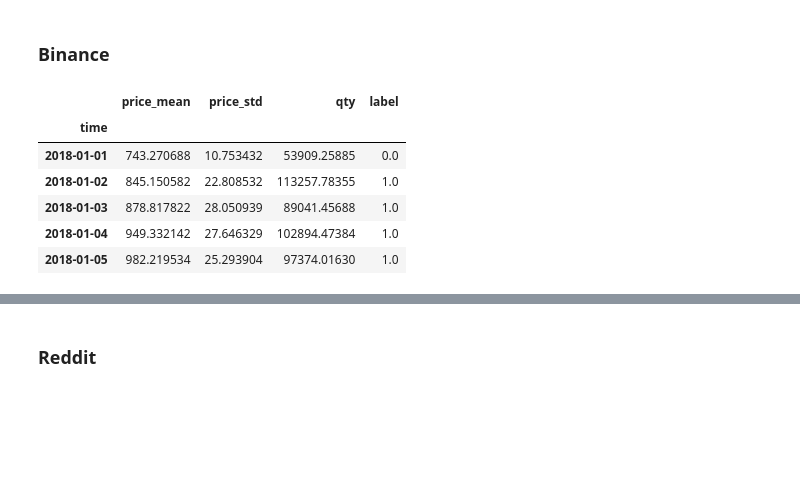
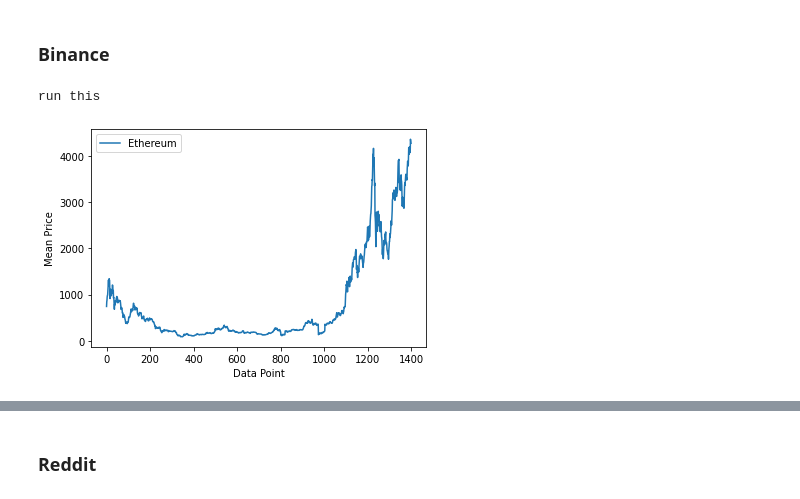
Before and after one commit to Asraelite/ml-group35, a Jupyter notebook: notebook/knn_notebook.ipynb, the cells around one changed output, grey strips where cells are left out. Saved outputs shown, nothing was run; the diff lists cells and outputs as text; code cells hidden in the pictures; blank space fills up the shorter version.

Commit message:
updated svm notebook and knn notebook fix incorrect training dataset, plotting, retrieving evaluation matrics

```diff
--- a/notebook/knn_notebook.ipynb
+++ b/notebook/knn_notebook.ipynb
@@ -48,24 +64,47 @@ def concatenate_content_values(content_list):
 # %% [markdown]
 ### Binance
 # %%
-# load binance data
-df_binance = pd.read_csv(  os.path.join(BINANCE_DIR, BINANCE_FILE), lineterminator='\n' )
+if BINANCE_FILE is None:
+    # load binance data
+    df_binance_list = []
+    for filename in sorted(os.listdir(BINANCE_DIR)):
+        if filename.endswith(BINANCE_EXTENSION):
+            df_binance_list.append(pd.read_csv( os.path.join(BINANCE_DIR,filename)))
+    df_binance = pd.concat(df_binance_list,ignore_index=True)
 
-# convert time to date obj
-df_binance['time'] = pd.to_datetime(df_binance['time'])
+    # convert time to date obj
+    df_binance['time'] = pd.to_datetime(df_binance['time'])
 
-# change index to time
-df_binance = df_binance.set_index('time')
+    # change index to time
+    df_binance = df_binance.set_index('time')
 
-# filter date range
-df_binance = df_binance.loc[START_DATE:END_DATE]
+    # filter date range
+    df_binance = df_binance.loc[START_DATE:END_DATE]
+else:
+    # load binance data
+    df_binance = pd.read_csv(  os.path.join(BINANCE_DIR, BINANCE_FILE), lineterminator='\n' )
+
+    # convert time to date obj
+    df_binance['time'] = pd.to_datetime(df_binance['time'])
+
+    # change index to time
+    df_binance = df_binance.set_index('time')
+
+    # filter date range
+    df_binance = df_binance.loc[START_DATE:END_DATE]
+# %% [output]
+run this
-# %%
-df_binance.head()
-# %% [output]
-|  | price_mean | price_std | qty | label |
-| time |  |  |  |  |
-| 2018-01-01 | 743.270688 | 10.753432 | 53909.25885 | 0.0 |
-| 2018-01-02 | 845.150582 | 22.808532 | 113257.78355 | 1.0 |
-| 2018-01-03 | 878.817822 | 28.050939 | 89041.45688 | 1.0 |
-| 2018-01-04 | 949.332142 | 27.646329 | 102894.47384 | 1.0 |
-| 2018-01-05 | 982.219534 | 25.293904 | 97374.01630 | 1.0 |
+# %%
+price_mean = df_binance['price_mean']
+binance_time = df_binance.index.strftime("%m/%d/%y").values
+plot_x = range(len(binance_time))
+# %%
+plt.plot(plot_x, price_mean)
+plt.legend(['Ethereum'])
+plt.xlabel("Data Point")
+plt.ylabel("Mean Price")
+if SAVE_FIG:
+    plt.savefig(os.path.join(FIGURE_DIR,"binance_mean_price"))
+plt.show()
+# %% [output]
+[figure, added]
```
Also changed, not shown: parts of 20 cells of this notebook, 3 other files.
